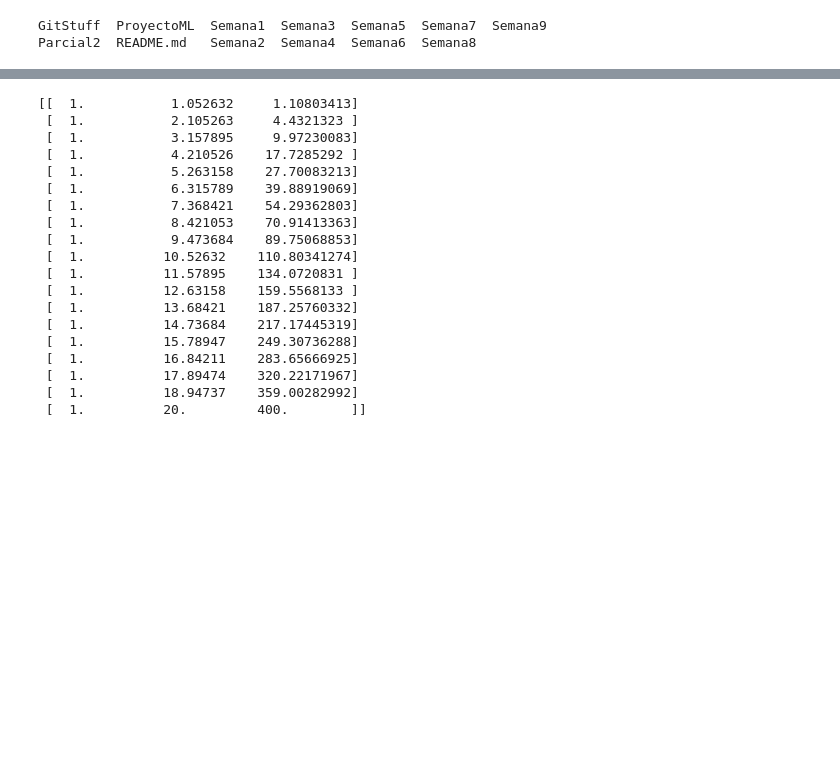
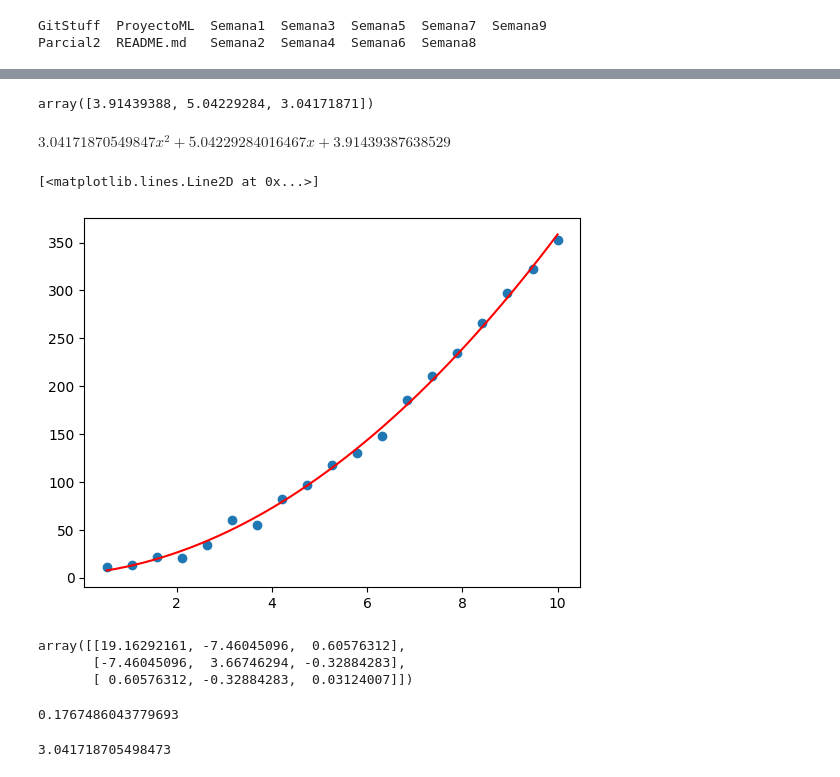
Before and after one commit to asegura4488/MetodosComputacionalesI, a Jupyter notebook: Semana9/MinimosCuadrados.ipynb, the cells around one changed output, grey strips where cells are left out. Cells and saved outputs as stored; diff of their text form; code cells hidden in the pictures; blank space fills up the shorter version.

```diff
--- a/Semana9/MinimosCuadrados.ipynb
+++ b/Semana9/MinimosCuadrados.ipynb
@@ -66,22 +69,29 @@ def GetFit(x,y,n=2):
-# %%
-GetFit(x,y)
-# %% [output]
-[[  1.           1.052632     1.10803413]
- [  1.           2.105263     4.4321323 ]
- [  1.           3.157895     9.97230083]
- [  1.           4.210526    17.7285292 ]
- [  1.           5.263158    27.70083213]
- [  1.           6.315789    39.88919069]
- [  1.           7.368421    54.29362803]
- [  1.           8.421053    70.91413363]
- [  1.           9.473684    89.75068853]
- [  1.          10.52632    110.80341274]
- [  1.          11.57895    134.0720831 ]
- [  1.          12.63158    159.5568133 ]
- [  1.          13.68421    187.25760332]
- [  1.          14.73684    217.17445319]
- [  1.          15.78947    249.30736288]
- [  1.          16.84211    283.65666925]
- [  1.          17.89474    320.22171967]
- [  1.          18.94737    359.00282992]
- [  1.          20.         400.        ]]
+# %%
+n=2
+xsol = GetFit(x,y,n=n)
+xsol
+# %% [output]
+array([3.91439388, 5.04229284, 3.04171871])
+# %%
+def GetModel(x,p):
+
+  y = 0.
+  for n in range(len(p)):
+    y += p[n]*x**n
+
+  return y
+# %%
+_x = np.linspace(np.min(x),np.max(x),50)
+_y = GetModel(_x,xsol)
+# %%
+import sympy as sym
+X = sym.Symbol('x')
+GetModel(X,xsol)
+# %% [output]
+$\displaystyle 3.04171870549847 x^{2} + 5.04229284016467 x + 3.91439387638529$
+# %%
+plt.scatter(x,y)
+plt.plot(_x,_y,color='r')
+# %% [output]
+[<matplotlib.lines.Line2D at 0x...>]
+[figure, added]
@@ -87,0 +115,15 @@ GetFit(x,y)
+# %%
+Cov  =GetError(x,y,xsol)
+Cov
+# %% [output]
+array([[19.16292161, -7.46045096,  0.60576312],
+       [-7.46045096,  3.66746294, -0.32884283],
+       [ 0.60576312, -0.32884283,  0.03124007]])
+# %%
+np.sqrt(Cov[2,2])
+# %% [output]
+0.1767486043779693
+# %%
+xsol[2]
+# %% [output]
+3.041718705498473
```
Also changed, not shown: parts of 5 cells of this notebook, 1 other file.
